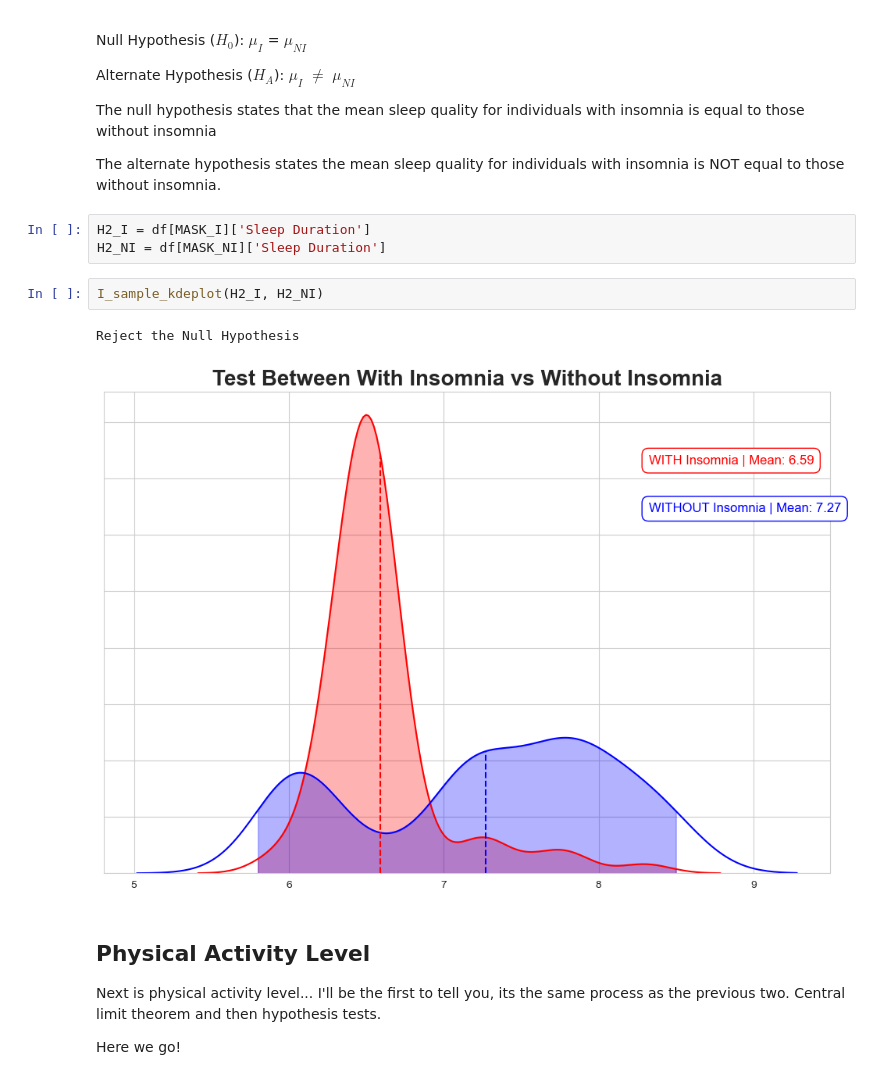
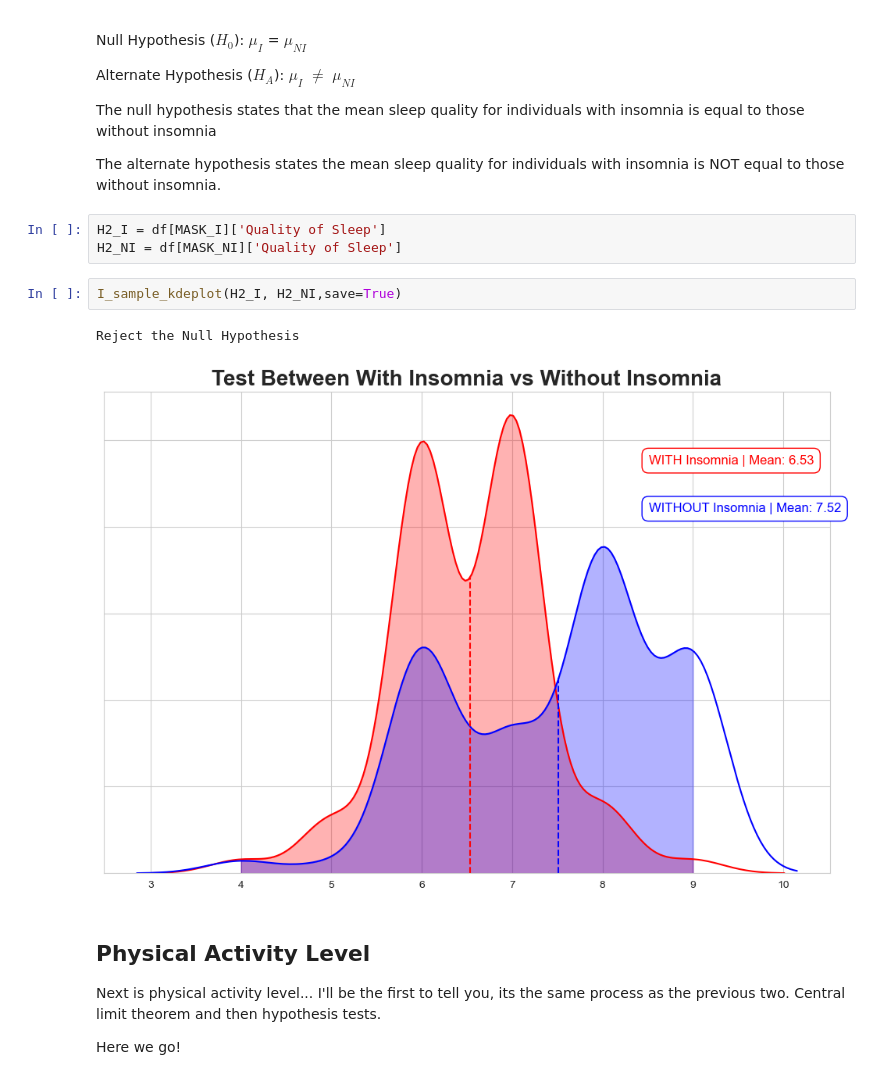
Before and after one commit to DavidS36/Insomnia, a Jupyter notebook: Insomnia Analysis.ipynb, the cells around one changed output. Saved outputs shown, nothing was run; the diff lists cells and outputs as text.

```diff
--- a/Insomnia Analysis.ipynb
+++ b/Insomnia Analysis.ipynb
@@ -1411,13 +1418,13 @@ The null hypothesis states that the mean sleep quality for individuals with inso
 
 The alternate hypothesis states the mean sleep quality for individuals with insomnia is NOT equal to those without insomnia.
 # %%
-H2_I = df[MASK_I]['Sleep Duration']
-H2_NI = df[MASK_NI]['Sleep Duration']
+H2_I = df[MASK_I]['Quality of Sleep']
+H2_NI = df[MASK_NI]['Quality of Sleep']
 # %%
-I_sample_kdeplot(H2_I, H2_NI)
+I_sample_kdeplot(H2_I, H2_NI,save=True)
 # %% [output]
 Reject the Null Hypothesis
-[figure, old version]
+[figure, new version]
 # %% [markdown]
 ## Physical Activity Level
 
```
Also changed, not shown: parts of 30 cells of this notebook, 4 other files.
